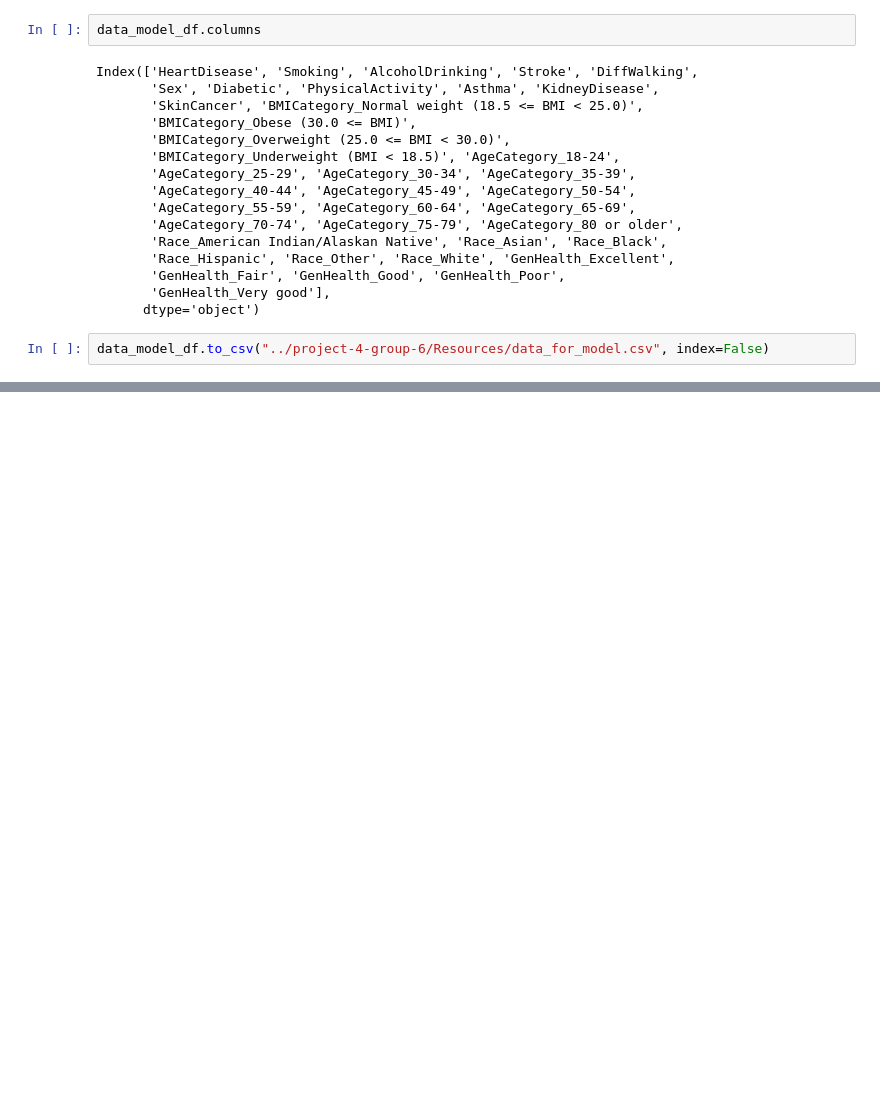
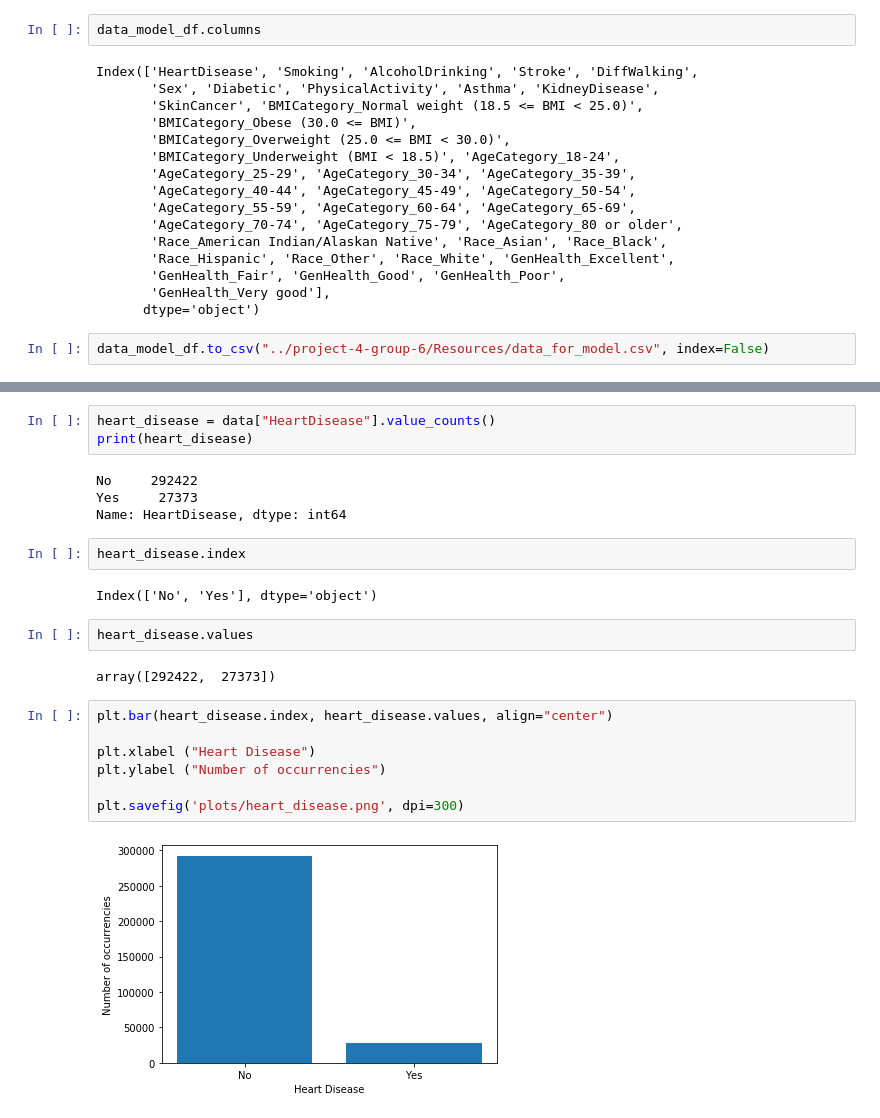
Before and after one commit to gustavo-cupertino/project-4-group-6, a Jupyter notebook: data_encoding.ipynb, the cells around one changed output, grey strips where cells are left out. Drawn from its saved outputs; the diff is of its cells as text; blank space fills up the shorter version.

```diff
--- a/data_encoding.ipynb
+++ b/data_encoding.ipynb
@@ -160,0 +156,24 @@ data_model_df.to_csv("../project-4-group-6/Resources/data_for_model.csv", index=
+# %%
+heart_disease = data["HeartDisease"].value_counts()
+print(heart_disease)
+# %% [output]
+No     292422
+Yes     27373
+Name: HeartDisease, dtype: int64
+# %%
+heart_disease.index
+# %% [output]
+Index(['No', 'Yes'], dtype='object')
+# %%
+heart_disease.values
+# %% [output]
+array([292422,  27373])
+# %%
+plt.bar(heart_disease.index, heart_disease.values, align="center")
+
+plt.xlabel ("Heart Disease")
+plt.ylabel ("Number of occurrencies")
+
+plt.savefig('plots/heart_disease.png', dpi=300)
+# %% [output]
+[figure, added]
```
Also changed, not shown: parts of 21 cells of this notebook, 26 other files.
